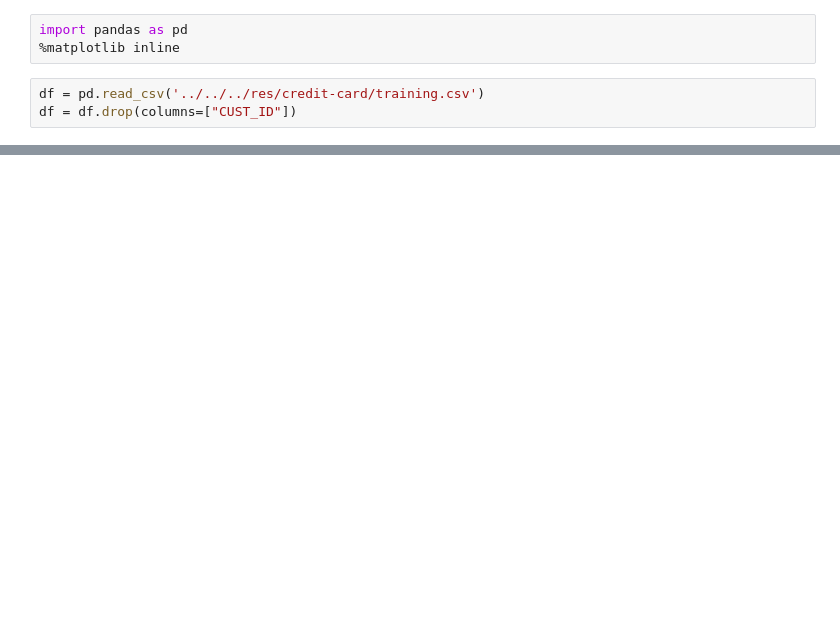
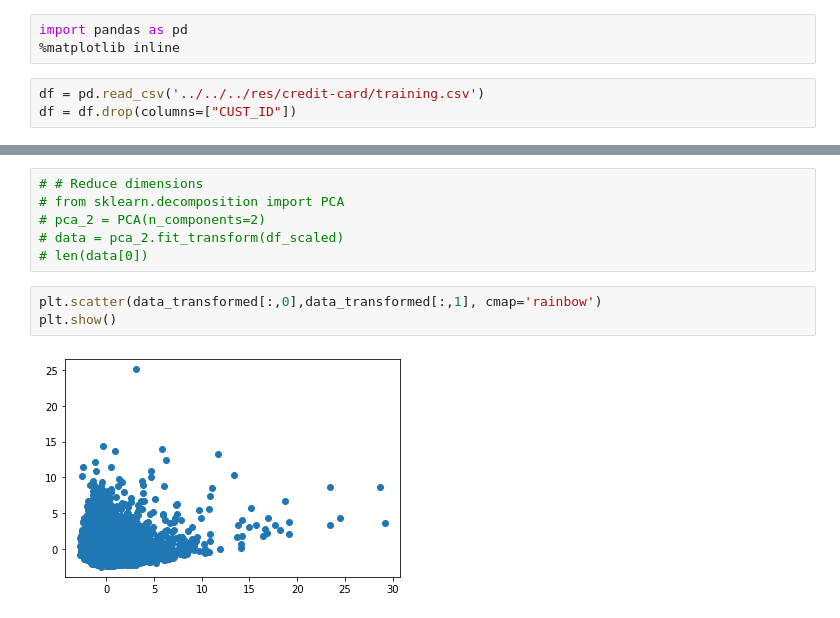
Before and after one commit to ABCD-EDU/cs322-lab, a Jupyter notebook: src/exercises/lab3/Kmeans.ipynb, the cells around one changed output, grey strips where cells are left out. Cells and saved outputs as stored; diff of their text form; blank space fills up the shorter version.

```diff
--- a/src/exercises/lab3/Kmeans.ipynb
+++ b/src/exercises/lab3/Kmeans.ipynb
@@ -90,0 +164,11 @@ for n_clusters, kmeans in enumerate(kmeans_arr):
+# %%
+# # Reduce dimensions
+# from sklearn.decomposition import PCA
+# pca_2 = PCA(n_components=2)
+# data = pca_2.fit_transform(df_scaled)
+# len(data[0])
+# %%
+plt.scatter(data_transformed[:,0],data_transformed[:,1], cmap='rainbow')
+plt.show()
+# %% [output]
+[figure, added]
```
Also changed, not shown: parts of 11 cells of this notebook.
